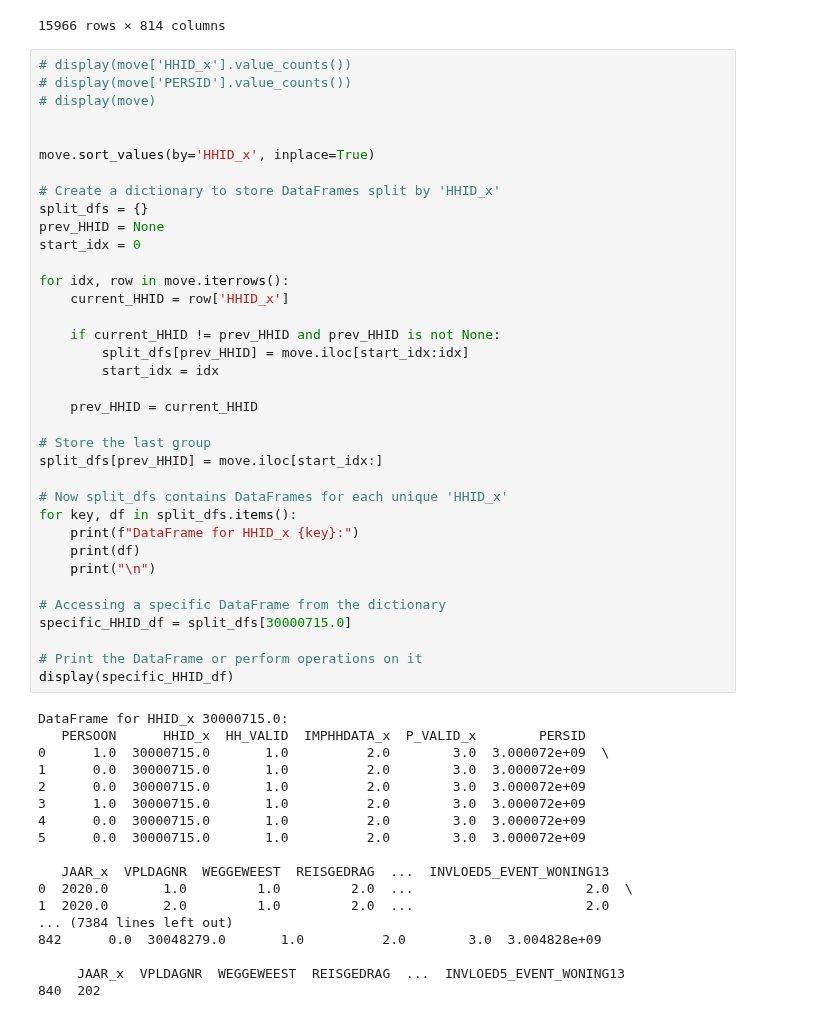
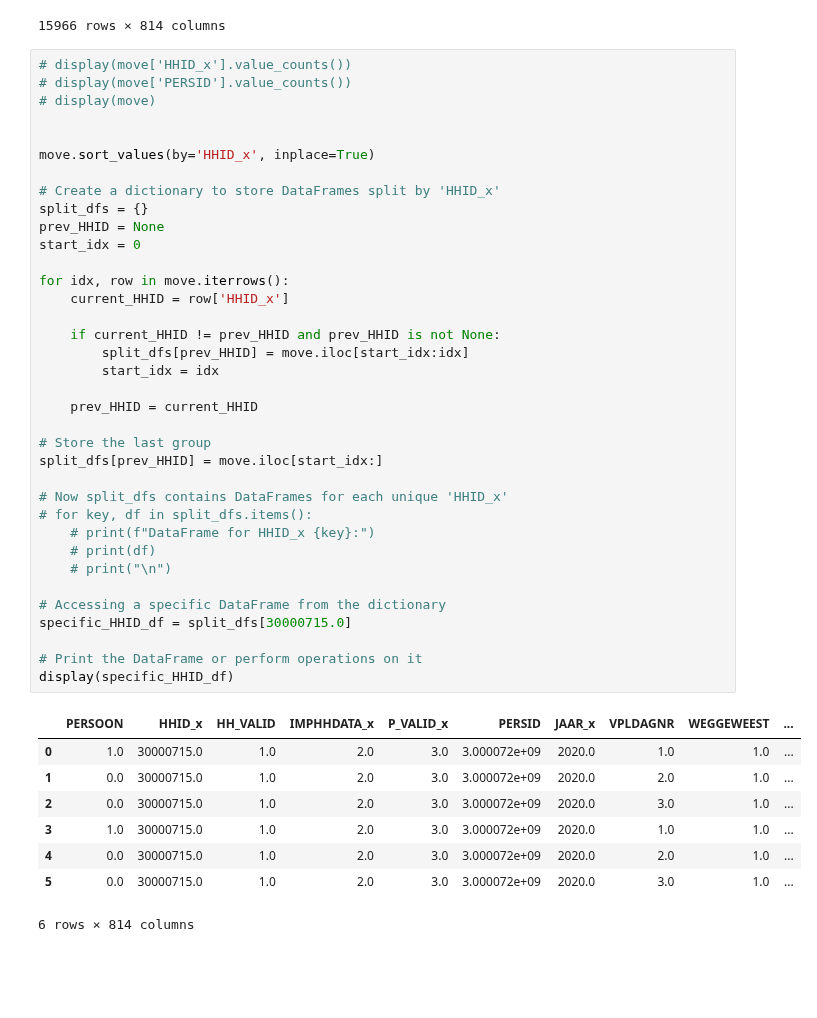
Before and after one commit to martynapiskorz/carn-t, a Jupyter notebook: MPN By wave/Y 20/mpn_20.ipynb, the cells around one changed output. Cells and saved outputs as stored; diff of their text form; blank space fills up the shorter version.

```diff
--- a/MPN By wave/Y 20/mpn_20.ipynb
+++ b/MPN By wave/Y 20/mpn_20.ipynb
@@ -124,51 +124,42 @@ display(move)
 # display(move)
 
 
 move.sort_values(by='HHID_x', inplace=True)
 
 # Create a dictionary to store DataFrames split by 'HHID_x'
 split_dfs = {}
 prev_HHID = None
 start_idx = 0
 
 for idx, row in move.iterrows():
     current_HHID = row['HHID_x']
 
     if current_HHID != prev_HHID and prev_HHID is not None:
         split_dfs[prev_HHID] = move.iloc[start_idx:idx]
         start_idx = idx
 
     prev_HHID = current_HHID
 
 # Store the last group
 split_dfs[prev_HHID] = move.iloc[start_idx:]
 
 # Now split_dfs contains DataFrames for each unique 'HHID_x'
-for key, df in split_dfs.items():
-    print(f"DataFrame for HHID_x {key}:")
-    print(df)
-    print("\n")
+# for key, df in split_dfs.items():
+    # print(f"DataFrame for HHID_x {key}:")
+    # print(df)
+    # print("\n")
 
 # Accessing a specific DataFrame from the dictionary
 specific_HHID_df = split_dfs[30000715.0]
 
 # Print the DataFrame or perform operations on it
 display(specific_HHID_df)
 # %% [output]
+|  | PERSOON | HHID_x | HH_VALID | IMPHHDATA_x | P_VALID_x | PERSID | JAAR_x | VPLDAGNR | WEGGEWEEST | ... |
+| 0 | 1.0 | 30000715.0 | 1.0 | 2.0 | 3.0 | 3.000072e+09 | 2020.0 | 1.0 | 1.0 | ... |
+| 1 | 0.0 | 30000715.0 | 1.0 | 2.0 | 3.0 | 3.000072e+09 | 2020.0 | 2.0 | 1.0 | ... |
+| 2 | 0.0 | 30000715.0 | 1.0 | 2.0 | 3.0 | 3.000072e+09 | 2020.0 | 3.0 | 1.0 | ... |
+| 3 | 1.0 | 30000715.0 | 1.0 | 2.0 | 3.0 | 3.000072e+09 | 2020.0 | 1.0 | 1.0 | ... |
+| 4 | 0.0 | 30000715.0 | 1.0 | 2.0 | 3.0 | 3.000072e+09 | 2020.0 | 2.0 | 1.0 | ... |
+| 5 | 0.0 | 30000715.0 | 1.0 | 2.0 | 3.0 | 3.000072e+09 | 2020.0 | 3.0 | 1.0 | ... |
-DataFrame for HHID_x 30000715.0:
-   PERSOON      HHID_x  HH_VALID  IMPHHDATA_x  P_VALID_x        PERSID
-0      1.0  30000715.0       1.0          2.0        3.0  3.000072e+09  \
-1      0.0  30000715.0       1.0          2.0        3.0  3.000072e+09
-2      0.0  30000715.0       1.0          2.0        3.0  3.000072e+09
-3      1.0  30000715.0       1.0          2.0        3.0  3.000072e+09
-4      0.0  30000715.0       1.0          2.0        3.0  3.000072e+09
-5      0.0  30000715.0       1.0          2.0        3.0  3.000072e+09
-
-   JAAR_x  VPLDAGNR  WEGGEWEEST  REISGEDRAG  ...  INVLOED5_EVENT_WONING13
-0  2020.0       1.0         1.0         2.0  ...                      2.0  \
-1  2020.0       2.0         1.0         2.0  ...                      2.0
-... (7384 lines left out)
-842      0.0  30048279.0       1.0          2.0        3.0  3.004828e+09
-
-     JAAR_x  VPLDAGNR  WEGGEWEEST  REISGEDRAG  ...  INVLOED5_EVENT_WONING13
-840  202
+6 rows × 814 columns
```
Also changed, not shown: parts of 8 cells of this notebook.
